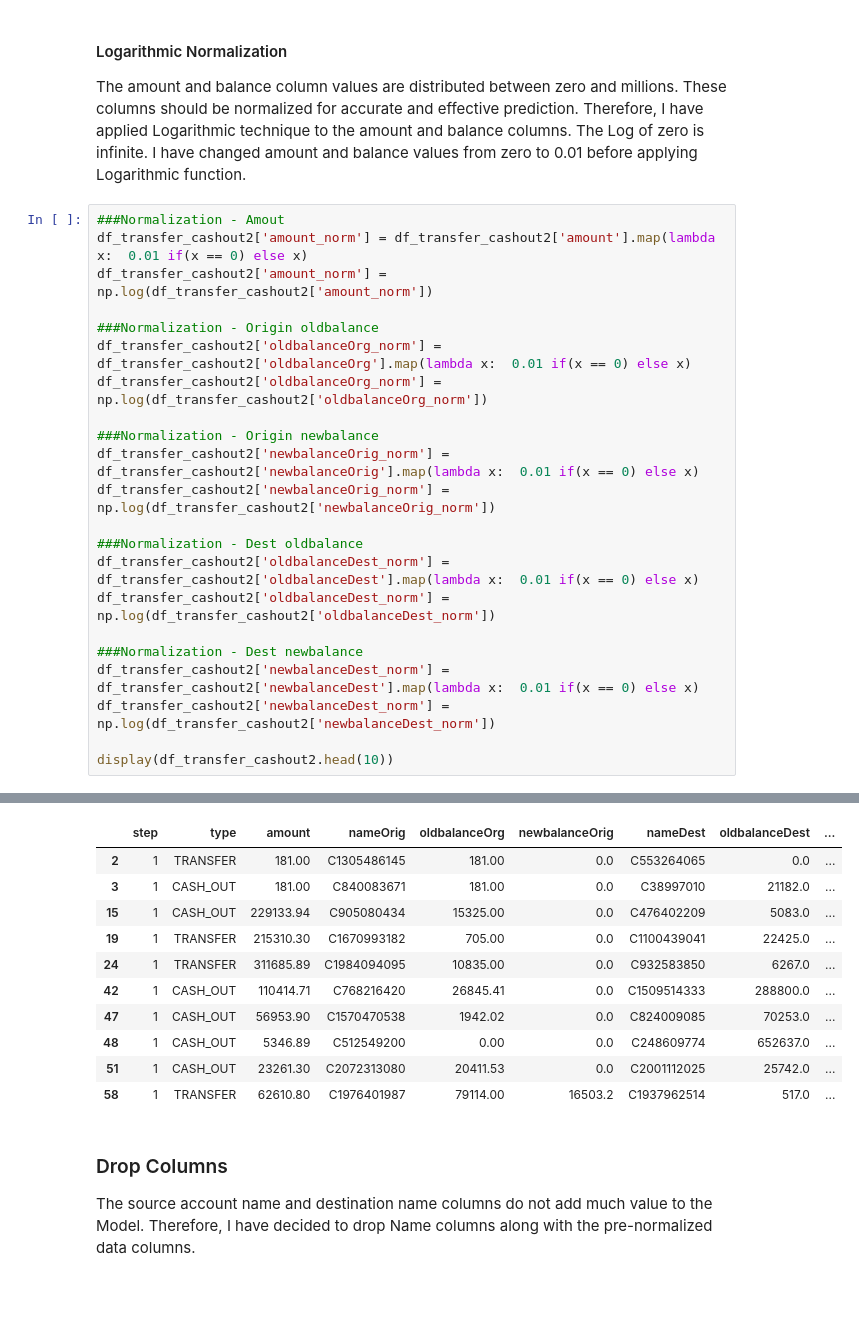
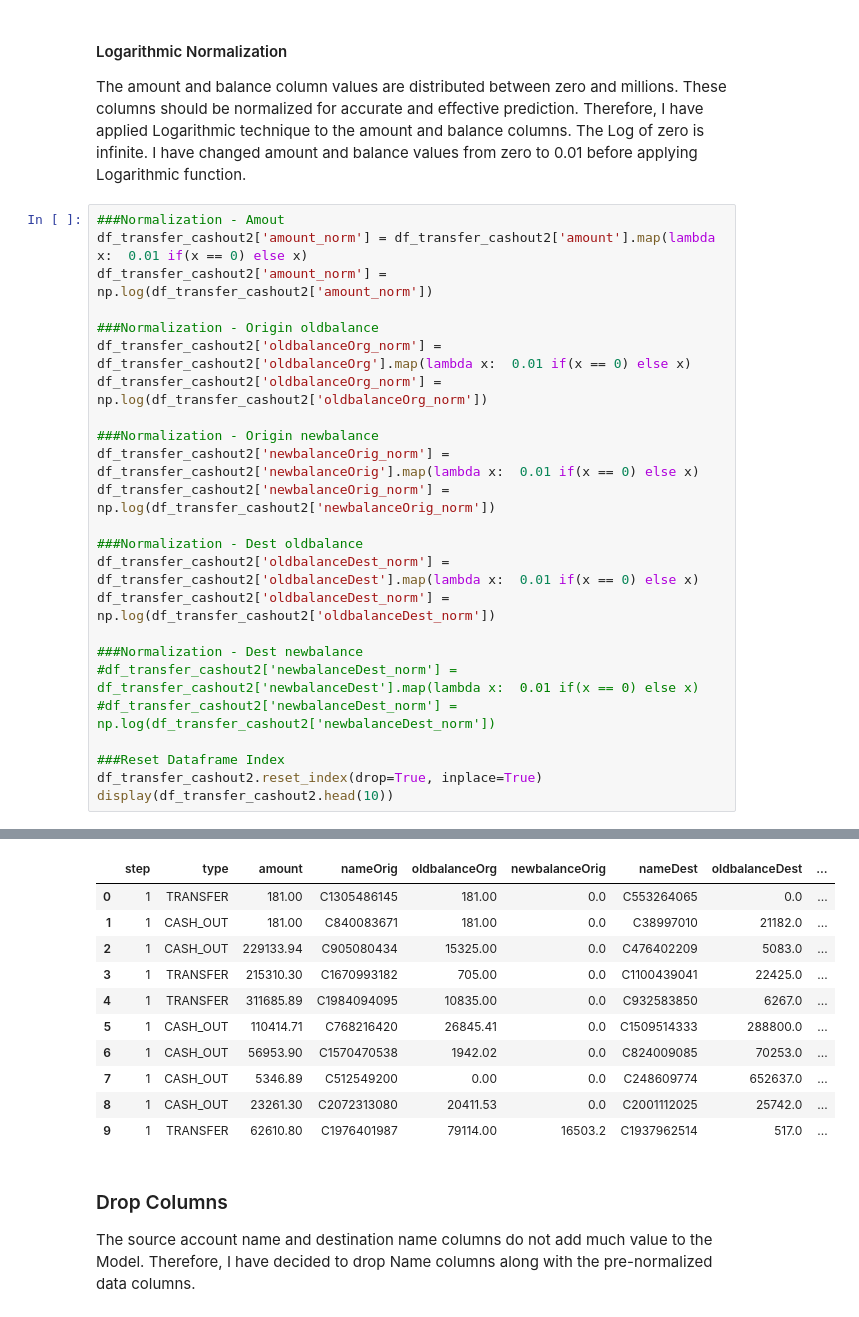
Before and after one commit to venkat998899/machine-learning, a Jupyter notebook: projects/capstone/payments_fraud.ipynb, the cells around one changed output, grey strips where cells are left out. Drawn from its saved outputs; the diff is of its cells as text.

```diff
--- a/projects/capstone/payments_fraud.ipynb
+++ b/projects/capstone/payments_fraud.ipynb
@@ -431,9 +429,11 @@ df_transfer_cashout2['oldbalanceDest_norm'] = df_transfer_cashout2['oldbalanceDe
 df_transfer_cashout2['oldbalanceDest_norm'] = np.log(df_transfer_cashout2['oldbalanceDest_norm'])
 
 ###Normalization - Dest newbalance
-df_transfer_cashout2['newbalanceDest_norm'] = df_transfer_cashout2['newbalanceDest'].map(lambda x:  0.01 if(x == 0) else x)
-df_transfer_cashout2['newbalanceDest_norm'] = np.log(df_transfer_cashout2['newbalanceDest_norm'])
+#df_transfer_cashout2['newbalanceDest_norm'] = df_transfer_cashout2['newbalanceDest'].map(lambda x:  0.01 if(x == 0) else x)
+#df_transfer_cashout2['newbalanceDest_norm'] = np.log(df_transfer_cashout2['newbalanceDest_norm'])
 
+###Reset Dataframe Index
+df_transfer_cashout2.reset_index(drop=True, inplace=True)
 display(df_transfer_cashout2.head(10))
 # %% [output]
 A value is trying to be set on a copy of a slice from a DataFrame.
@@ -456,14 +456,14 @@ See the caveats in the documentation: http://pandas.pydata.org/pandas-docs/stabl
 |  | step | type | amount | nameOrig | oldbalanceOrg | newbalanceOrig | nameDest | oldbalanceDest | ... |
-| 2 | 1 | TRANSFER | 181.00 | C1305486145 | 181.00 | 0.0 | C553264065 | 0.0 | ... |
-| 3 | 1 | CASH_OUT | 181.00 | C840083671 | 181.00 | 0.0 | C38997010 | 21182.0 | ... |
-| 15 | 1 | CASH_OUT | 229133.94 | C905080434 | 15325.00 | 0.0 | C476402209 | 5083.0 | ... |
-| 19 | 1 | TRANSFER | 215310.30 | C1670993182 | 705.00 | 0.0 | C1100439041 | 22425.0 | ... |
-| 24 | 1 | TRANSFER | 311685.89 | C1984094095 | 10835.00 | 0.0 | C932583850 | 6267.0 | ... |
-| 42 | 1 | CASH_OUT | 110414.71 | C768216420 | 26845.41 | 0.0 | C1509514333 | 288800.0 | ... |
-| 47 | 1 | CASH_OUT | 56953.90 | C1570470538 | 1942.02 | 0.0 | C824009085 | 70253.0 | ... |
-| 48 | 1 | CASH_OUT | 5346.89 | C512549200 | 0.00 | 0.0 | C248609774 | 652637.0 | ... |
-| 51 | 1 | CASH_OUT | 23261.30 | C2072313080 | 20411.53 | 0.0 | C2001112025 | 25742.0 | ... |
-| 58 | 1 | TRANSFER | 62610.80 | C1976401987 | 79114.00 | 16503.2 | C1937962514 | 517.0 | ... |
+| 0 | 1 | TRANSFER | 181.00 | C1305486145 | 181.00 | 0.0 | C553264065 | 0.0 | ... |
+| 1 | 1 | CASH_OUT | 181.00 | C840083671 | 181.00 | 0.0 | C38997010 | 21182.0 | ... |
+| 2 | 1 | CASH_OUT | 229133.94 | C905080434 | 15325.00 | 0.0 | C476402209 | 5083.0 | ... |
+| 3 | 1 | TRANSFER | 215310.30 | C1670993182 | 705.00 | 0.0 | C1100439041 | 22425.0 | ... |
+| 4 | 1 | TRANSFER | 311685.89 | C1984094095 | 10835.00 | 0.0 | C932583850 | 6267.0 | ... |
+| 5 | 1 | CASH_OUT | 110414.71 | C768216420 | 26845.41 | 0.0 | C1509514333 | 288800.0 | ... |
+| 6 | 1 | CASH_OUT | 56953.90 | C1570470538 | 1942.02 | 0.0 | C824009085 | 70253.0 | ... |
+| 7 | 1 | CASH_OUT | 5346.89 | C512549200 | 0.00 | 0.0 | C248609774 | 652637.0 | ... |
+| 8 | 1 | CASH_OUT | 23261.30 | C2072313080 | 20411.53 | 0.0 | C2001112025 | 25742.0 | ... |
+| 9 | 1 | TRANSFER | 62610.80 | C1976401987 | 79114.00 | 16503.2 | C1937962514 | 517.0 | ... |
 # %% [markdown]
 ### Drop Columns
 The source account name and destination name columns do not add much value to the Model. Therefore, I have decided to drop Name columns along with the pre-normalized data columns.
```
Also changed, not shown: parts of 28 cells of this notebook, 1 other file.
